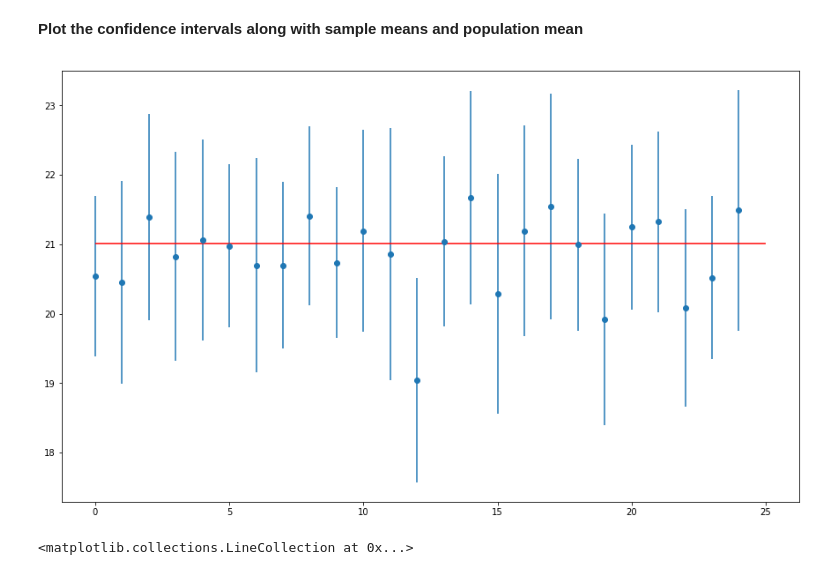
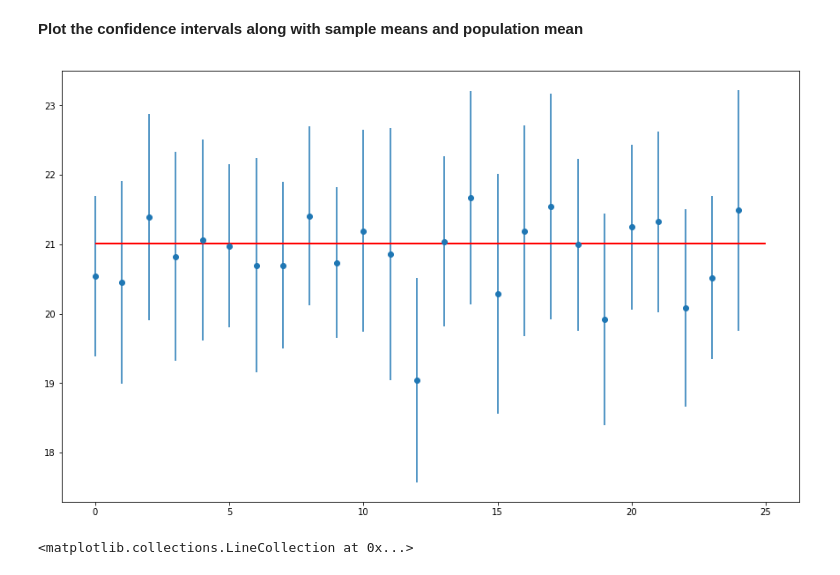
Before and after one commit to jeussantiago/dsc-2-19-17-confidence-intervals-with-t-distribution-lab-nyc-ds-career-031119, a Jupyter notebook: index.ipynb, the cells around one changed output. Drawn from its saved outputs; the diff is of its cells as text; code cells hidden in the pictures.

```diff
--- a/index.ipynb
+++ b/index.ipynb
@@ -189,23 +189,24 @@ for sample in range(25):
 # %%
 # Plot the confidence intervals with sample and population means
 # Draw the mean and confidence interval for each sample
 # Draw the population mean
 
 plt.figure(figsize=(15,9))
 
 plt.errorbar(x=np.arange(0,25,1),
              y=sample_means,
              yerr=[(top - bot)/2 for top, bot in intervals],
              fmt='o')
 
 plt.hlines(xmin=0, xmax= 25,
            y=np.mean(population_ages),
-           color='r')
+           color='r',
+           lw=2)
 
 
 plt.show()
 # %% [output]
-[figure, old version]
+[figure, new version]
 # %%
 # %% [output]
 <matplotlib.collections.LineCollection at 0x...>
```
